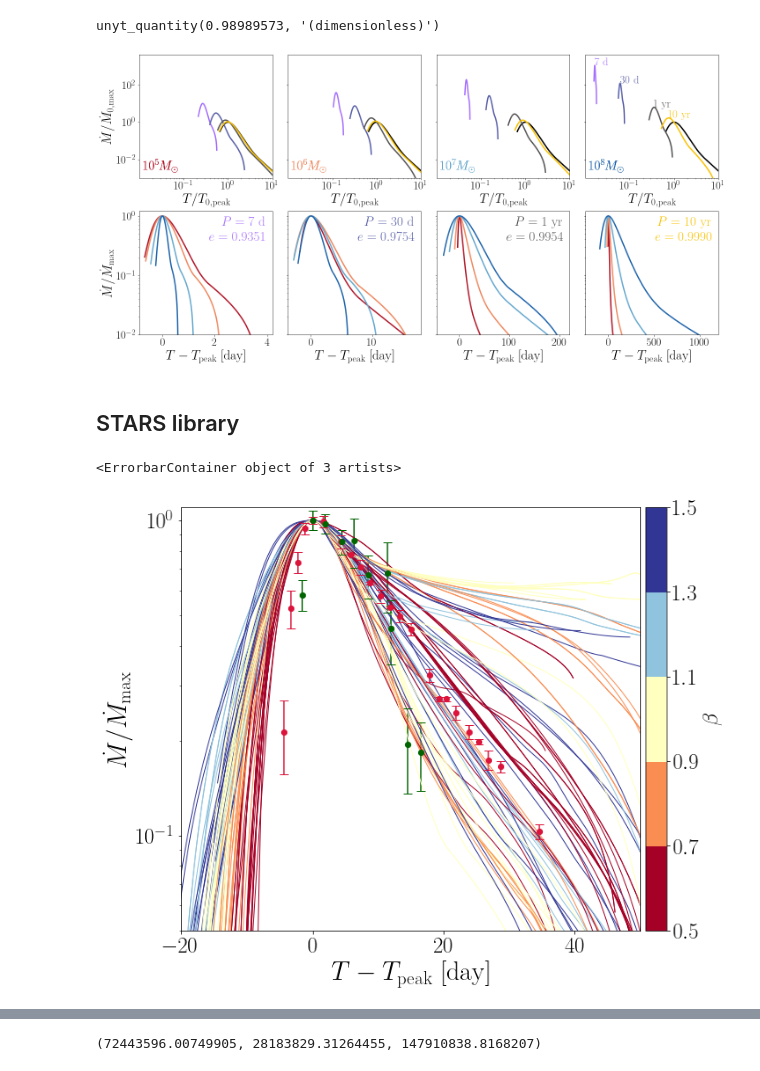
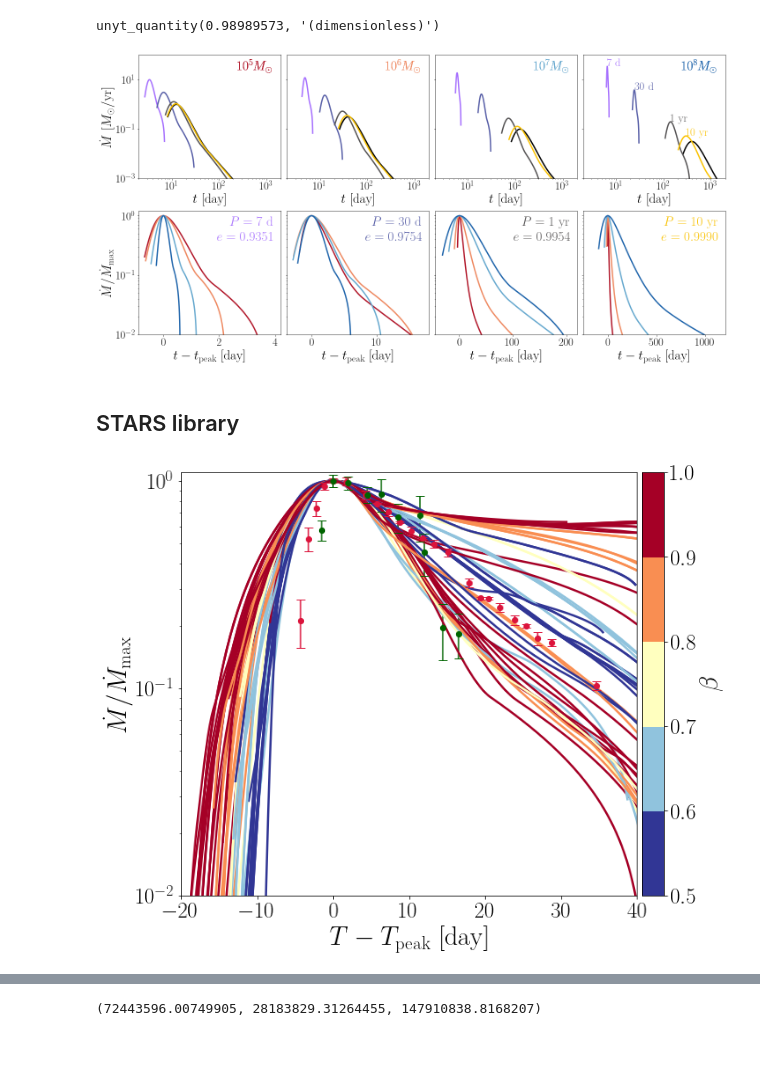
Before and after one commit to slowdivePTG/ASASSN-14ko, a Jupyter notebook: Visualization/Phase Space.ipynb, the cells around one changed output, grey strips where cells are left out. Saved outputs shown, nothing was run; the diff lists cells and outputs as text; code cells hidden in the pictures.

```diff
--- a/Visualization/Phase Space.ipynb
+++ b/Visualization/Phase Space.ipynb
@@ -124,7 +124,8 @@ for k, (a, q) in enumerate(zip(ax[0], Q)):
     tde0 = TDE(Ecc=1, beta=1.0, file='1.000.dat', q=q)
     Tpeak0 = tde0.Tpeak
     dmdt0 = tde0.dmdt.max()
-    a.loglog(tde0.T / Tpeak0, tde0.dmdt / dmdt0, color='k', linewidth=3)
+    dmdt0 = 1
+    a.loglog(tde0.T, tde0.dmdt / dmdt0, color='k', linewidth=3)
     '''tde_cri = TDE(Ecc=e_cri_5, beta=1.0, file='1.000.dat', q=q)
     a.loglog(tde_cri.T / Tpeak0,
              tde_cri.dmdt / dmdt0,
@@ -134,16 +135,13 @@ for k, (a, q) in enumerate(zip(ax[0], Q)):
 
     for level, ecc in enumerate(Ecc):
         tde = TDE(Ecc=ecc, beta=1.0, file='1.000.dat', q=q)
-        a.loglog(tde.T / Tpeak0,
-                 tde.dmdt / dmdt0,
-                 color=cmap_P(level),
-                 linewidth=3)
+        a.loglog(tde.T, tde.dmdt / dmdt0, color=cmap_P(level), linewidth=3)
         if S[level] == None:
             s = '{:.0f}'.format(P_range[level].v) + '\ \mathrm{d}'
         else:
             s = S[level]
-        a.text(x=0.3,
-               y=0.1,
+        a.text(x=0.95,
+               y=0.91,
                s=r'$10^{:.0f}M_\odot$'.format(np.log10(q)),
                fontsize=30,
                ha='right',
@@ -151,20 +149,20 @@ for k, (a, q) in enumerate(zip(ax[0], Q)):
                color=cmap_M[k],
                transform=a.transAxes)
         if k == 3:
-            a.text(x=tde.T[np.argmax(tde.dmdt)] / Tpeak0,
+            a.text(x=tde.T[np.argmax(tde.dmdt)],
                    y=tde.dmdt.max() / dmdt0 * 1.05,
                    s='${}$'.format(s),
                    color=cmap_P(level),
                    fontsize=25)
 
     a.tick_params(labelsize=25)
-    a.set_xlabel('$T/T_\mathrm{0, peak}$', fontsize=30)
-    a.set_xlim(1e-2, 1e1)
-    a.set_ylim(1e-3, 4e3)
-    a.set_xticks([1e-1, 1e0, 1e1])
-    a.set_yticks([1e-2, 1e0, 1e2])
+    a.set_xlabel('$t\ [\mathrm{day}]$', fontsize=30)
+    a.set_xlim(2e0, 2e3)
+    a.set_ylim(1e-3, 1e2)
+    #a.set_xticks([1e1, 1e2, 1e3])
+    #a.set_yticks([1e-2, 1e0, 1e2])
 
-ax[0, 0].set_ylabel('$\dot M/\dot M_\mathrm{0, max}$', fontsize=30)
+ax[0, 0].set_ylabel('$\dot M\ [M_\odot/\mathrm{yr}]$', fontsize=30)
 
 for k, (a, ecc) in enumerate(zip(ax[1], Ecc)):
     for level, q in enumerate(Q):
@@ -196,7 +194,7 @@ for k, (a, ecc) in enumerate(zip(ax[1], Ecc)):
            transform=a.transAxes)
 
     a.tick_params(labelsize=25)
-    a.set_xlabel('$T-T_\mathrm{peak}\ [\mathrm{day}]$', fontsize=30)
+    a.set_xlabel('$t-t_\mathrm{peak}\ [\mathrm{day}]$', fontsize=30)
     a.set_ylim(1e-2, 1.2e0)
 
 ax[1, 0].set_ylabel('$\dot M/\dot M_\mathrm{max}$', fontsize=30)
@@ -211,7 +209,7 @@ f.tight_layout()
 #plt.yticks([1e-2, 1e0, 1e2])
 plt.savefig('Mdot_T.pdf', bbox_inches='tight')
 # %% [output]
-[figure, old version]
+[figure, new version]
 # %%
 TESS = np.loadtxt('../mosfit_bin/TESS_mag.dat')
 TESS = TESS[TESS[:, 0] > 2458429]
@@ -240,8 +238,8 @@ plt.figure(figsize=(10, 8))
 Age = ['0.0', '0.445', '1.0']
 Input = '../../STARS_library/input/'
 
-cmap = cm.get_cmap('RdYlBu', 5)
-betac = 1.5
+cmap = cm.get_cmap('RdYlBu_r', 5)
+betac = 1.0
 beta0 = 0.5
 betamax = 0
 for Dir in os.listdir(Input):
@@ -261,7 +259,7 @@ for Dir in os.listdir(Input):
                 tde.dmdt / tde.dmdt.max(),
                 color=cmap((beta - beta0) / (betac - beta0)),
                 #alpha=0.7,
-                linewidth=1)
+                linewidth=2.5)
     '''plt.text(x=tde.T[np.argmax(tde.dmdt)] / Tpeak0,
              y=tde.dmdt.max() / dmdt0 * 1.05,
              s=s,
@@ -272,40 +270,39 @@ sm = plt.cm.ScalarMappable(cmap=cmap,
                            norm=plt.Normalize(vmin=beta0, vmax=betac))
 cbar = plt.colorbar(sm, pad=0.01)
 cbar.ax.tick_params(labelsize=25)
-cbar.set_ticks(np.linspace(0.5, 1.5, 6))
-cbar.set_label(r'$\beta$', fontsize=25)
+cbar.set_ticks(np.linspace(beta0, betac, 6))
+cbar.set_label(r'$\beta$', fontsize=30)
 
 plt.ylabel('$\dot M/\dot M_\mathrm{max}$', fontsize=30)
 plt.xlabel('$T-T_\mathrm{peak}\ [\mathrm{day}]$', fontsize=30)
 plt.gca().tick_params(labelsize=25)
 plt.tight_layout()
-plt.xlim(-20, 50)
-plt.ylim(5e-2, 1.1e0)
+plt.xlim(-20, 40)
+plt.ylim(1e-2, 1.1e0)
 #plt.legend(prop={'size': 25})
 #plt.xscale('log')
 plt.yscale('log')
 
 plt.errorbar(TESS_tscale,
              TESS_dmdtscale,
              yerr=TESS_dmdterrscale,
              fmt='o',
              capsize=5,
              ms=6.18,
              color='crimson',
              label='$\mathrm{TESS}$')
 
 plt.errorbar(ASg_tscale,
              ASg_dmdtscale,
              yerr=ASg_dmdterrscale,
              fmt='o',
              capsize=5,
              ms=6.18,
              color='darkgreen',
              label='$\mathrm{ASASSN}\ g$')
-#plt.savefig('/Users/chang/Desktop/Mdot_T_sun.pdf', bbox_inches='tight')
+plt.savefig('Mdot_T_STARS.pdf', bbox_inches='tight')
 # %% [output]
-<ErrorbarContainer object of 3 artists>
-[figure, old version]
+[figure, new version]
 # %%
 plt.figure(figsize=(10, 8))
 
```
Also changed, not shown: parts of 10 cells of this notebook.
